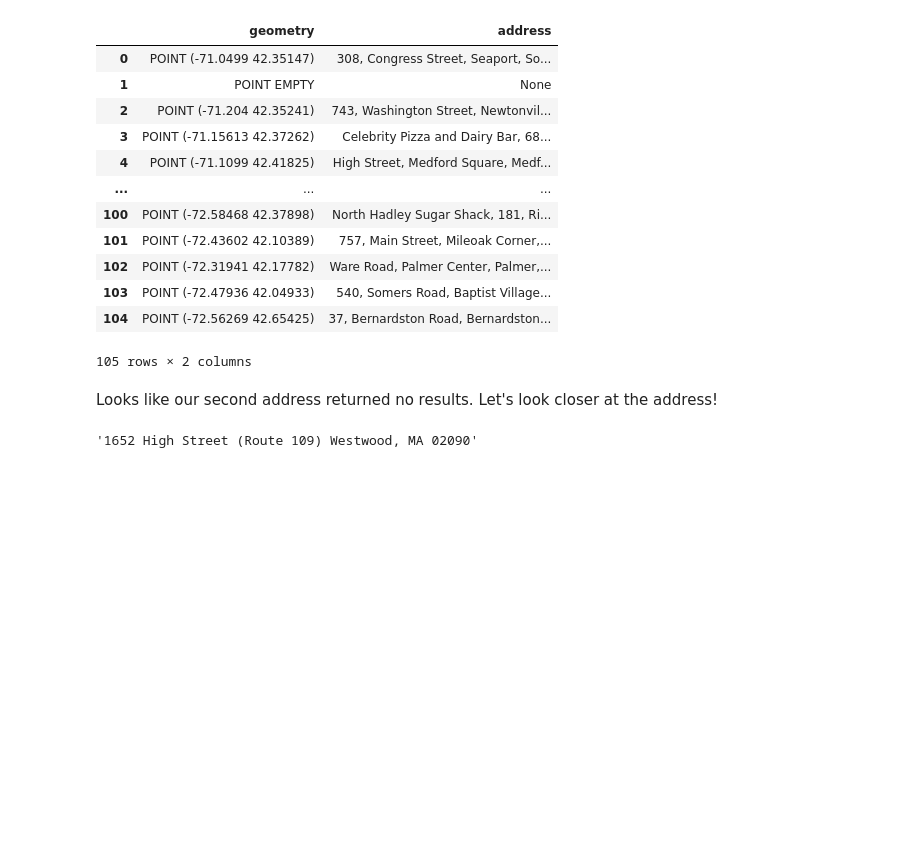
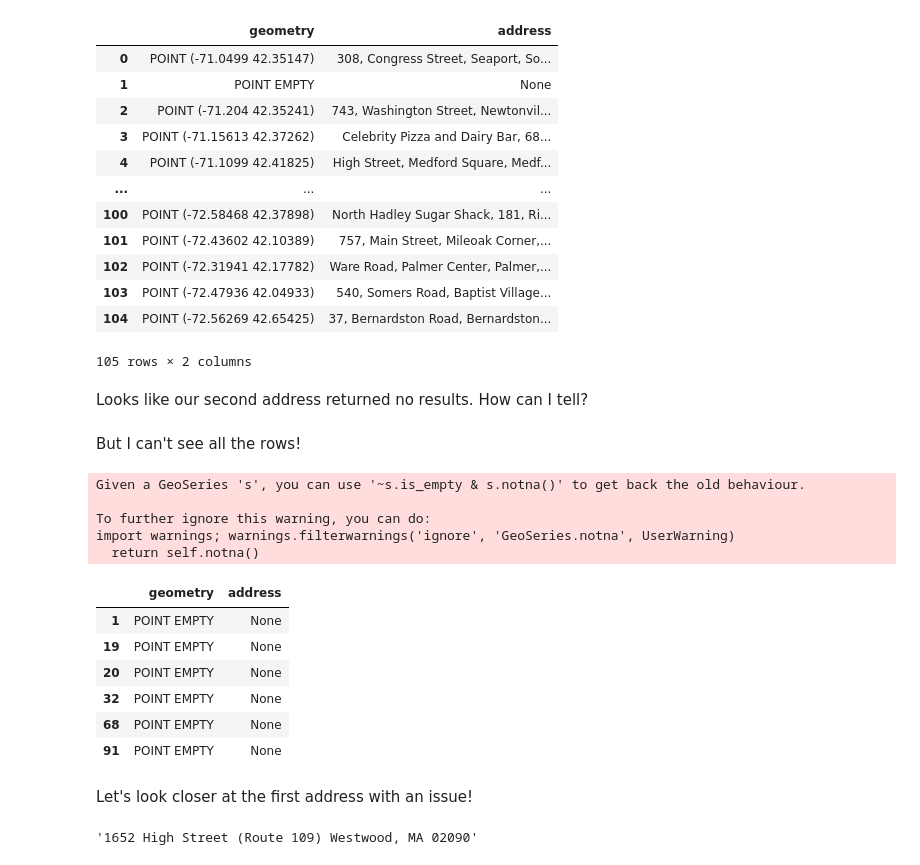
Before and after one commit to tuftsdatalab/python-geoprocessing, a Jupyter notebook: Demos.ipynb, the cells around one changed output. Drawn from its saved outputs; the diff is of its cells as text; code cells hidden in the pictures; blank space fills up the shorter version.

```diff
--- a/Demos.ipynb
+++ b/Demos.ipynb
@@ -167,7 +192,27 @@ import warnings; warnings.filterwarnings('ignore', 'GeoSeries.notna', UserWarnin
 | 104 | POINT (-72.56269 42.65425) | 37, Bernardston Road, Bernardston... |
 105 rows × 2 columns
 # %% [markdown]
-Looks like our second address returned no results. Let's look closer at the address!
+Looks like our second address returned no results. How can I tell?
+# %% [markdown]
+But I can't see all the rows!
+# %%
+# Check if any other addresses have problems
+my_addresses[my_addresses.geometry.is_empty]
+# %% [output]
+Given a GeoSeries 's', you can use '~s.is_empty & s.notna()' to get back the old behaviour.
+
+To further ignore this warning, you can do:
+import warnings; warnings.filterwarnings('ignore', 'GeoSeries.notna', UserWarning)
+  return self.notna()
+|  | geometry | address |
+| 1 | POINT EMPTY | None |
+| 19 | POINT EMPTY | None |
+| 20 | POINT EMPTY | None |
+| 32 | POINT EMPTY | None |
+| 68 | POINT EMPTY | None |
+| 91 | POINT EMPTY | None |
+# %% [markdown]
+Let's look closer at the first address with an issue!
 # %%
 my_data.loc[1,'Address']
 # %% [output]
```
Also changed, not shown: parts of 111 cells of this notebook.
